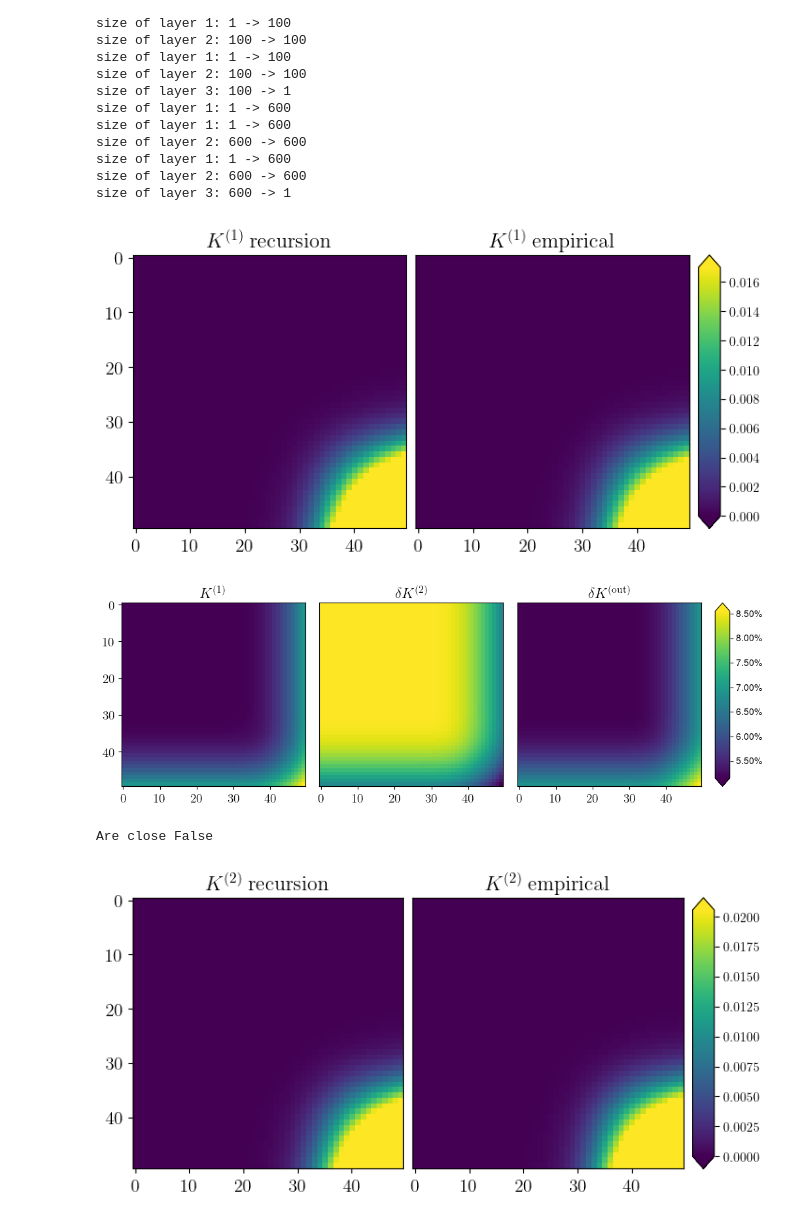
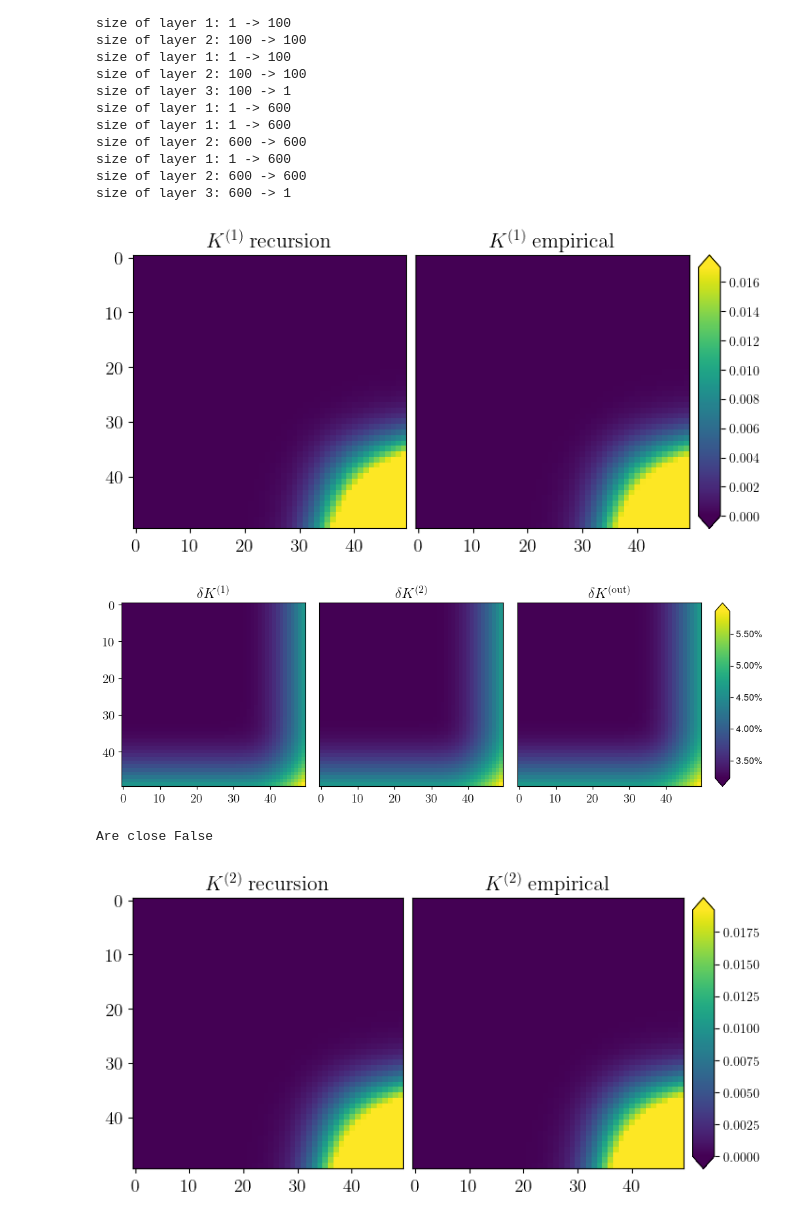
Before and after one commit to achiefa/DeepLearningTheory, a Jupyter notebook: notebooks/kernel_recursion.ipynb, the cells around one changed output. Cells and saved outputs as stored; diff of their text form; code cells hidden in the pictures.

```diff
--- a/notebooks/kernel_recursion.ipynb
+++ b/notebooks/kernel_recursion.ipynb
@@ -25,7 +24,7 @@ fk_grid = load_bcdms_grid()
 x = np.array(fk_grid).reshape(1, -1, 1)
 # %%
 seed = 232123
-nreplicas = 100
+nreplicas = 1000
 model_ens_nnpdf = []
 model_ens_100 = []
 model_ens_600 = []
@@ -188,9 +187,9 @@ pos = ax_2.get_position()
 cax_pos = cax.get_position()
 cax.set_position([cax_pos.x0, pos.y0, cax_pos.width, pos.height])
 
-# fig.savefig("../doc/figs/K1_correlations.pdf", bbox_inches='tight')
+fig.savefig("../doc/figs/section_2/K1_correlations.pdf", bbox_inches='tight')
 # %% [output]
-[figure, old version]
+[figure, new version]
 # %%
 from matplotlib.ticker import PercentFormatter
 from pathlib import Path
@@ -207,35 +206,35 @@ ax_3 = fig.add_subplot(gs[0, 2])
 cax = fig.add_subplot(gs[0, 3])
 
 ratio_1 = np.abs(K1_empirical_nnpdf -  K1_th_nnpdf) / K1_th_nnpdf
 ratio_2 = np.abs(K2_empirical_nnpdf -  K2_th_nnpdf) / K2_th_nnpdf
 ratio_3 = np.abs(Kout_empirical_nnpdf -  Kout_th_nnpdf) / Kout_th_nnpdf
 
 vmin = min(np.percentile(A, 1) for A in [ratio_1, ratio_2, ratio_3])
 vmax = max(np.percentile(A, 95) for A in [ratio_1, ratio_2, ratio_3])
 norm = plt.Normalize(vmin=vmin, vmax=vmax)
 
 _ = ax_1.matshow(ratio_1, cmap='viridis')
 _ = ax_2.matshow(ratio_2, cmap='viridis')
 ms = ax_3.matshow(ratio_3, cmap='viridis')
 
 ax_1.tick_params(axis='both', which='both', labelsize=14, labelleft=True, labelbottom=True, labeltop=False, top=False)
-ax_1.set_title(r"$K^{(1)}$", fontsize=16)
+ax_1.set_title(r"$\delta K^{(1)}$", fontsize=16)
 
 ax_2.tick_params(axis='both', which='both', labelsize=14, labelleft=False, labelbottom=True, labeltop=False, top=False, left=False)
 ax_2.set_title(r"$\delta K^{(2)}$", fontsize=16)
 
 ax_3.tick_params(axis='both', which='both', labelsize=14, labelleft=False, labelbottom=True, labeltop=False, top=False, left=False)
 ax_3.set_title(r"$\delta K^{({\rm out})}$", fontsize=16)
 
 cbar = plt.colorbar(ms, cax=cax, extend="both", orientation="vertical", )
 pos = ax_3.get_position()
 cax_pos = cax.get_position()
 cax.set_position([cax_pos.x0, pos.y0, cax_pos.width, pos.height])
 cbar.ax.yaxis.set_major_formatter(PercentFormatter(1))
 
 fig.savefig(THIS / "section_2/delta_K.pdf", bbox_inches='tight')
 # %% [output]
-[figure, old version]
+[figure, new version]
 # %%
 # Create figure and grid
 fig = plt.figure(figsize=(8, 4))
@@ -264,10 +263,10 @@ pos = ax_2.get_position()
 cax_pos = cax.get_position()
 cax.set_position([cax_pos.x0, pos.y0, cax_pos.width, pos.height])
 
-# fig.savefig("../doc/figs/K2_correlations.pdf", bbox_inches='tight')
+fig.savefig("../doc/figs/section_2/K2_correlations.pdf", bbox_inches='tight')
 # %% [output]
 Are close False
-[figure, old version]
+[figure, new version]
 # %%
 from matplotlib.colors import LogNorm
 
```
Also changed, not shown: parts of 2 cells of this notebook, 22 other files.
